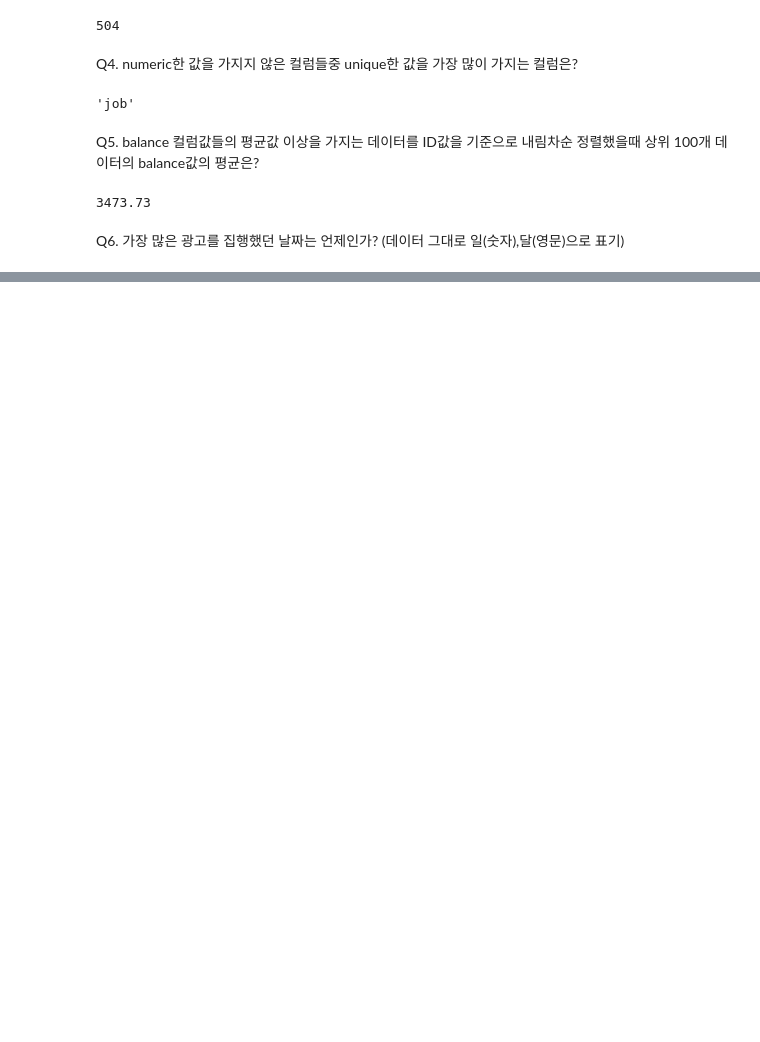
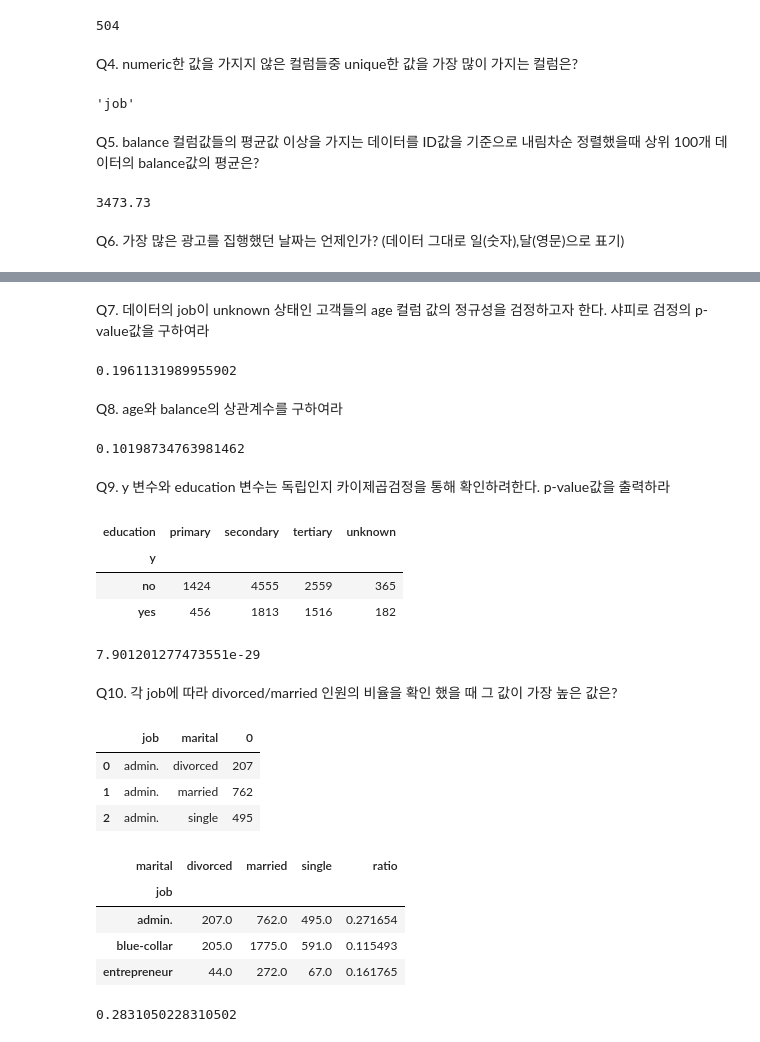
Before and after one commit to heyggun/bigdata_analysis_test, a Jupyter notebook: DataManim_모의1.ipynb, the cells around one changed output, grey strips where cells are left out. Drawn from its saved outputs; the diff is of its cells as text; code cells hidden in the pictures; blank space fills up the shorter version.

```diff
--- a/DataManim_모의1.ipynb
+++ b/DataManim_모의1.ipynb
@@ -66,0 +74,56 @@ NameError: ignored
+# %% [markdown]
+Q7. 데이터의 job이 unknown 상태인 고객들의 age 컬럼 값의 정규성을 검정하고자 한다. 샤피로 검정의 p-value값을 구하여라
+# %%
+from scipy.stats import shapiro
+
+shapiro(df.loc[df['job']=='unknown']['age'])[1]
+# %% [output]
+0.1961131989955902
+# %% [markdown]
+Q8. age와 balance의 상관계수를 구하여라
+# %%
+df[['age','balance']].corr().iloc[0,1]
+# %% [output]
+0.10198734763981462
+# %% [markdown]
+Q9. y 변수와 education 변수는 독립인지 카이제곱검정을 통해 확인하려한다. p-value값을 출력하라
+# %%
+temp = pd.crosstab(df['y'], df['education'])
+display(temp)
+# %% [output]
+| education | primary | secondary | tertiary | unknown |
+| y |  |  |  |  |
+| no | 1424 | 4555 | 2559 | 365 |
+| yes | 456 | 1813 | 1516 | 182 |
+# %%
+from scipy.stats import chi2_contingency
+chi2, p, dof, expected = chi2_contingency(temp)
+print(p)
+# %% [output]
+7.901201277473551e-29
+# %% [markdown]
+Q10. 각 job에 따라 divorced/married 인원의 비율을 확인 했을 때 그 값이 가장 높은 값은?
+# %%
+tmp = df.groupby(['job','marital']).size().reset_index()
+tmp.head(3)
+# %% [output]
+|  | job | marital | 0 |
+| 0 | admin. | divorced | 207 |
+| 1 | admin. | married | 762 |
+| 2 | admin. | single | 495 |
+# %%
+pivotdf = tmp.pivot_table(index='job', columns='marital')[0]
+pivotdf = pivotdf.fillna(0)
+pivotdf['ratio'] = pivotdf['divorced']/pivotdf['married']
+
+display(pivotdf.head(3))
+# %% [output]
+| marital | divorced | married | single | ratio |
+| job |  |  |  |  |
+| admin. | 207.0 | 762.0 | 495.0 | 0.271654 |
+| blue-collar | 205.0 | 1775.0 | 591.0 | 0.115493 |
+| entrepreneur | 44.0 | 272.0 | 67.0 | 0.161765 |
+# %%
+pivotdf.sort_values('ratio', ascending=False)['ratio'][0]
+# %% [output]
+0.2831050228310502
```
Also changed, not shown: parts of 2 cells of this notebook.
